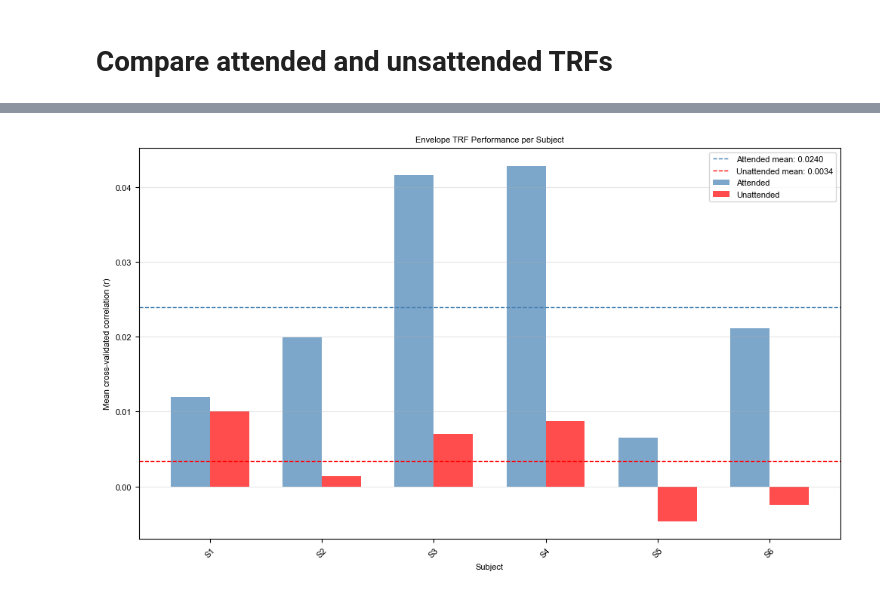
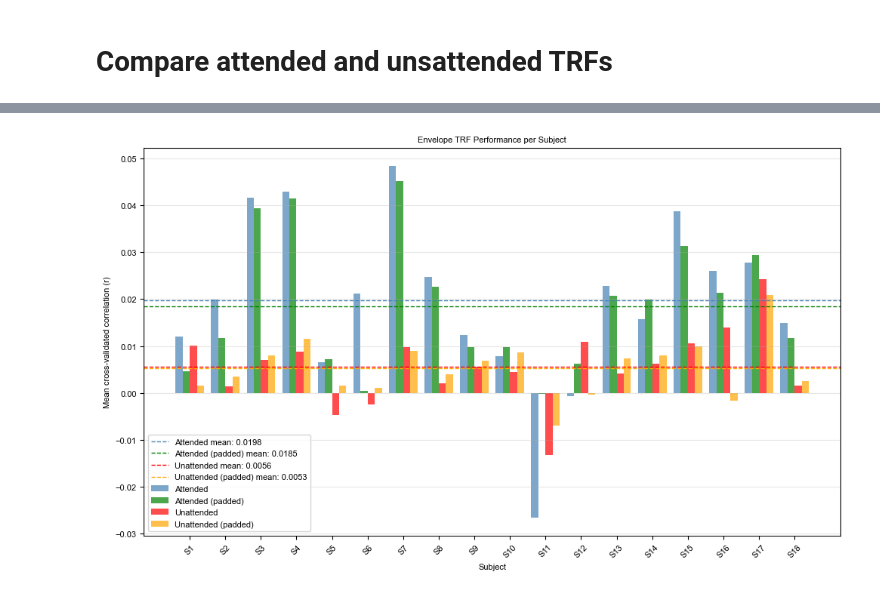
Before and after one commit to sylmester/cocoha, a Jupyter notebook: figures/comparison-attended-unattended.ipynb, the cells around one changed output, grey strips where cells are left out. Saved outputs shown, nothing was run; the diff lists cells and outputs as text; code cells hidden in the pictures.

```diff
--- a/figures/comparison-attended-unattended.ipynb
+++ b/figures/comparison-attended-unattended.ipynb
@@ -34,19 +34,32 @@ pyplot.rcParams.update(RC)
 # Load envelope TRFs for all subjects
 trfs = []
 r_values = []
+proportion_explained_values = []
 
 SUBJECTS = helper_functions.get_subjects()
 
 for subject in SUBJECTS:
+    # unpadded trials
     attended_trf_path = file_paths.TRF_DIR / subject / f'{subject}_attended_trf.pickle'
     unattended_trf_path = file_paths.TRF_DIR / subject / f'{subject}_unattended_trf.pickle'
 
-    if attended_trf_path.exists() and unattended_trf_path.exists():
+    # padded trials
+    attended_padded_trf_path = file_paths.TRF_DIR / subject / f'{subject}_attended_padded_trf.pickle'
+    unattended_padded_trf_path = file_paths.TRF_DIR / subject / f'{subject}_unattended_padded_trf.pickle'
+
+    if attended_trf_path.exists() and unattended_trf_path.exists() and attended_padded_trf_path.exists() and unattended_padded_trf_path.exists():
+        # Load both unpadded and padded TRFs for the subject
         trf_attended = eelbrain.load.unpickle(attended_trf_path)
         trf_unattended = eelbrain.load.unpickle(unattended_trf_path)
-        trfs.append((trf_attended, trf_unattended))
 
-        r_values.append((trf_attended.r, trf_unattended.r))
+        trf_attended_padded = eelbrain.load.unpickle(attended_padded_trf_path)
+        trf_unattended_padded = eelbrain.load.unpickle(unattended_padded_trf_path)
+
+        trfs.append((trf_attended, trf_unattended, trf_attended_padded, trf_unattended_padded))
+
+        r_values.append((trf_attended.r, trf_unattended.r, trf_attended_padded.r, trf_unattended_padded.r))
+        proportion_explained_values.append((trf_attended.proportion_explained, trf_unattended.proportion_explained, trf_attended_padded.proportion_explained, trf_unattended_padded.proportion_explained))
+
         # Note that r does not take into account the model’s ability to predict the magnitude of the response, only its shape; for a measure that reflects both, consider using proportion_explained.
 
         print(f"Loaded TRFs for {subject}")
@@ -165,39 +126,56 @@ fig.savefig(file_paths.FIGURES_DIR / 'comparison_attended_unattended_summary.png
 # %%
+# Mean R values per subject for each condition
+mean_attended_r_per_subject = [r_att.mean() for (r_att, _, _, _) in r_values]
+mean_unattended_r_per_subject = [r_unatt.mean() for (_, r_unatt, _, _) in r_values]
+mean_attended_padded_r_per_subject = [r_att_pad.mean() for (_, _, r_att_pad, _) in r_values]
+mean_unattended_padded_r_per_subject = [r_unatt_pad.mean() for (_, _, _, r_unatt_pad) in r_values]
+
+
 # Single plot of TRF performance per subject.
 fig, ax = plt.subplots(figsize=(10, 6))
 
 x = np.arange(len(mean_attended_r_per_subject))
-width = 0.35
+width = 0.2
 
 # Attended bars
-ax.bar(x - width/2, mean_attended_r_per_subject, width,
+ax.bar(x - 1.5*width, mean_attended_r_per_subject, width,
        color='steelblue', alpha=0.7, label='Attended')
+ax.bar(x - 0.5*width, mean_attended_padded_r_per_subject, width,
+       color='green', alpha=0.7, label='Attended (padded)')
 
 # Unattended bars
-ax.bar(x + width/2, mean_unattended_r_per_subject, width,
+ax.bar(x + 0.5*width, mean_unattended_r_per_subject, width,
        color='red', alpha=0.7, label='Unattended')
+ax.bar(x + 1.5*width, mean_unattended_padded_r_per_subject, width,
+       color='orange', alpha=0.7, label='Unattended (padded)')
 
 # Grand means
 ax.axhline(np.mean(mean_attended_r_per_subject),
            color='steelblue', linestyle='--', linewidth=1,
            label=f'Attended mean: {np.mean(mean_attended_r_per_subject):.4f}')
-
+ax.axhline(np.mean(mean_attended_padded_r_per_subject),
+           color='green', linestyle='--', linewidth=1,
+           label=f'Attended (padded) mean: {np.mean(mean_attended_padded_r_per_subject):.4f}')
 ax.axhline(np.mean(mean_unattended_r_per_subject),
            color='red', linestyle='--', linewidth=1,
            label=f'Unattended mean: {np.mean(mean_unattended_r_per_subject):.4f}')
+ax.axhline(np.mean(mean_unattended_padded_r_per_subject),
+           color='orange', linestyle='--', linewidth=1,
+           label=f'Unattended (padded) mean: {np.mean(mean_unattended_padded_r_per_subject):.4f}')
 
 ax.set_xlabel('Subject')
 ax.set_ylabel('Mean cross-validated correlation (r)')
 ax.set_title('Envelope TRF Performance per Subject')
 
 ax.set_xticks(x)
 ax.set_xticklabels([f'S{i+1}' for i in range(len(mean_attended_r_per_subject))],
                    rotation=45)
 
 ax.legend()
 ax.grid(axis='y', alpha=0.3)
 
 plt.tight_layout()
 plt.show()
+fig.savefig(file_paths.FIGURES_DIR / 'comparison_attended_unattended_summary.png', bbox_inches='tight')
 # %% [output]
-[figure, old version]
+[figure, new version]
```
Also changed, not shown: parts of 4 cells of this notebook, 1 other file.
